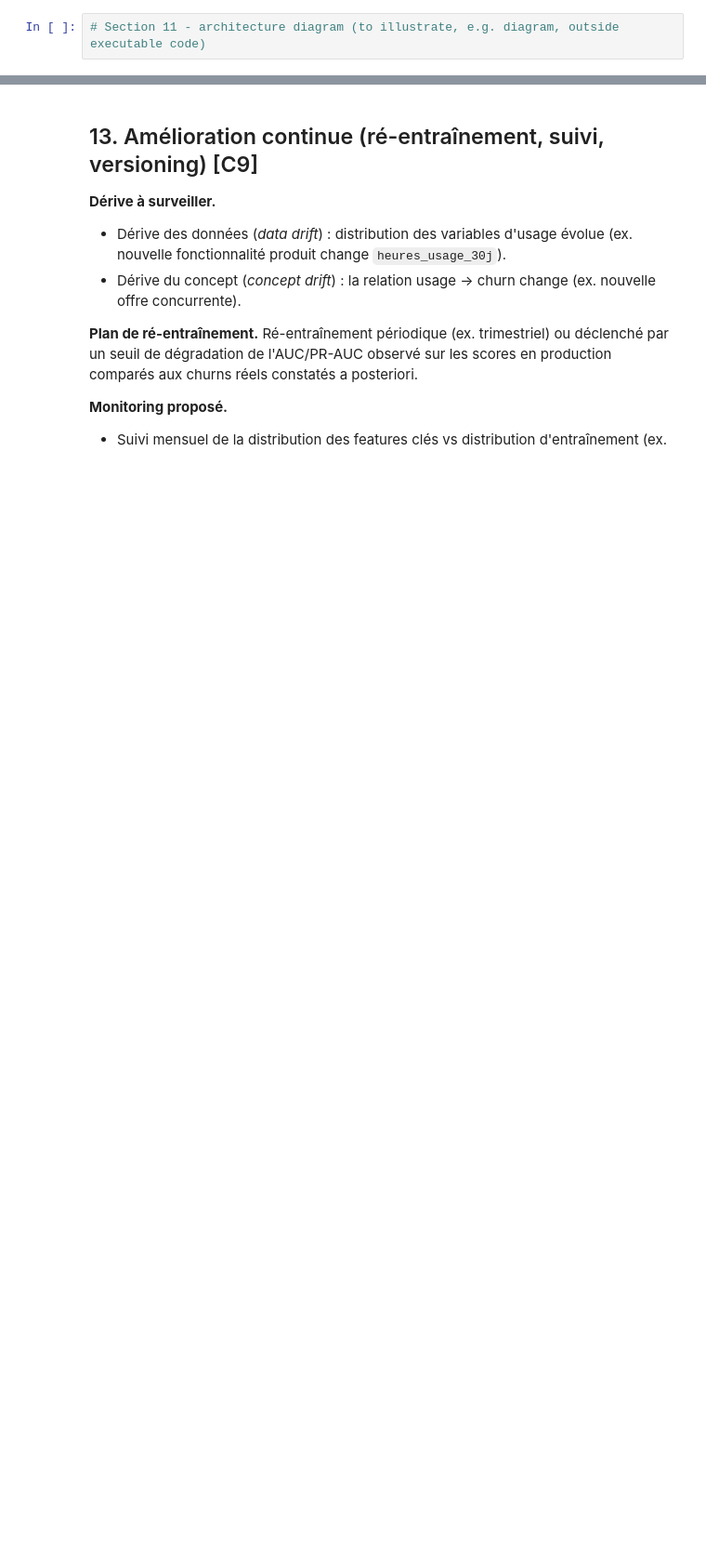
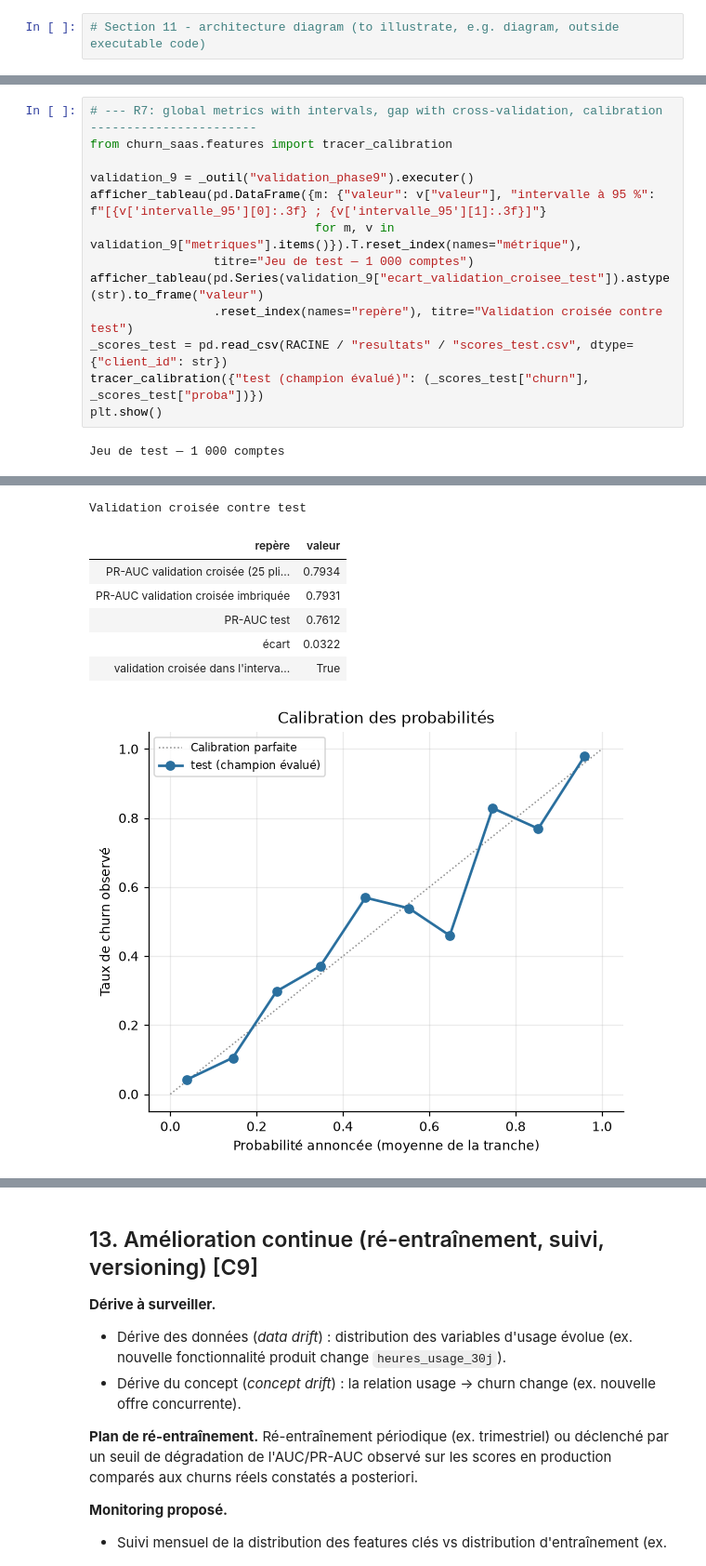
Before and after one commit to air-jaja/ai4me, a Jupyter notebook: notebooks/cas_usage_churn_saas.ipynb, the cells around one changed output, grey strips where cells are left out. Shown at 93% size. Saved outputs shown, nothing was run; the diff lists cells and outputs as text; blank space fills up the shorter version.

```diff
--- a/notebooks/cas_usage_churn_saas.ipynb
+++ b/notebooks/cas_usage_churn_saas.ipynb
@@ -3086,0 +2891,15 @@ TP=88 | MRR moyen comptes détectés à risque=2504.9 € | Revenu mensuel poten
+# %%
+# --- R7: global metrics with intervals, gap with cross-validation, calibration -----------------------
+from churn_saas.features import tracer_calibration
+
+validation_9 = _outil("validation_phase9").executer()
+afficher_tableau(pd.DataFrame({m: {"valeur": v["valeur"], "intervalle à 95 %": f"[{v['intervalle_95'][0]:.3f} ; {v['intervalle_95'][1]:.3f}]"}
+                               for m, v in validation_9["metriques"].items()}).T.reset_index(names="métrique"),
+                 titre="Jeu de test — 1 000 comptes")
+afficher_tableau(pd.Series(validation_9["ecart_validation_croisee_test"]).astype(str).to_frame("valeur")
+                 .reset_index(names="repère"), titre="Validation croisée contre test")
+_scores_test = pd.read_csv(RACINE / "resultats" / "scores_test.csv", dtype={"client_id": str})
+tracer_calibration({"test (champion évalué)": (_scores_test["churn"], _scores_test["proba"])})
+plt.show()
+# %% [output]
+Jeu de test — 1 000 comptes
@@ -3086,0 +2910,8 @@ TP=88 | MRR moyen comptes détectés à risque=2504.9 € | Revenu mensuel poten
+Validation croisée contre test
+| repère | valeur |
+| PR-AUC validation croisée (25 pli... | 0.7934 |
+| PR-AUC validation croisée imbriquée | 0.7931 |
+| PR-AUC test | 0.7612 |
+| écart | 0.0322 |
+| validation croisée dans l'interva... | True |
+[figure, added]
```
Also changed, not shown: parts of 24 cells of this notebook, 46 other files.
